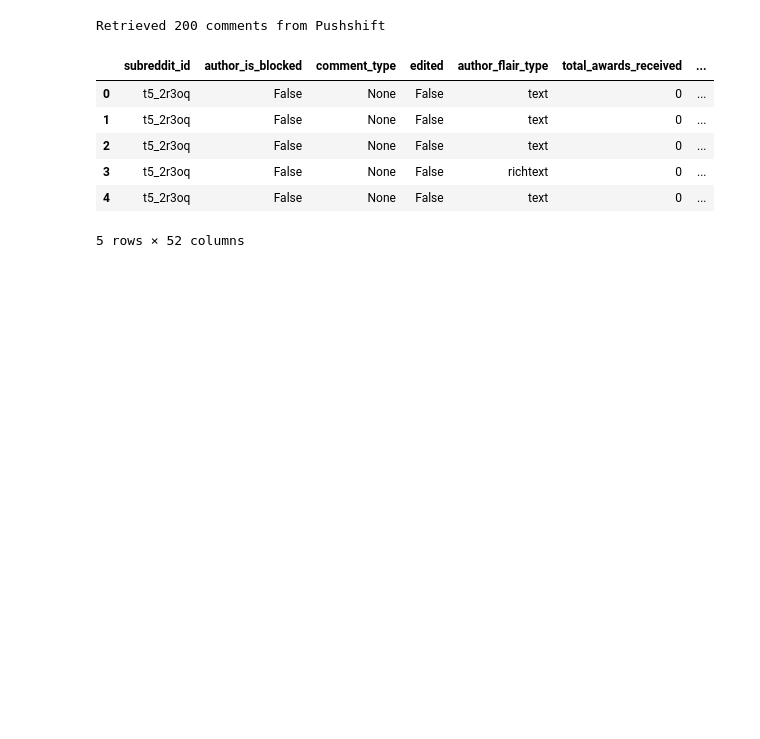
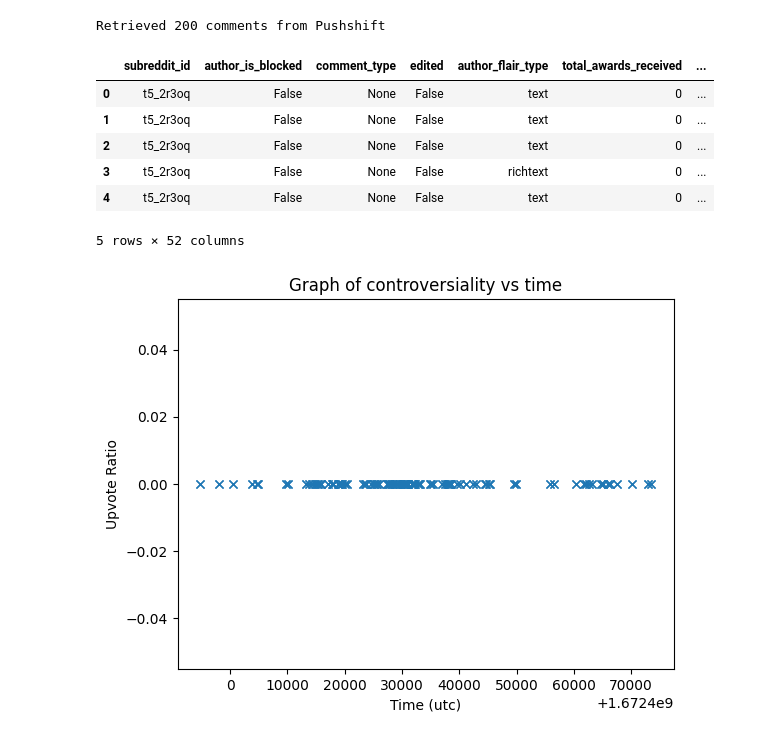
Before and after one commit to sroslund/Reddit-Listening, a Jupyter notebook: DataCollector/sorting test.ipynb, the cells around one changed output. Cells and saved outputs as stored; diff of their text form; code cells hidden in the pictures; blank space fills up the shorter version.

Commit message:
wrote code to create visualization of post frequency over time

```diff
--- a/DataCollector/sorting test.ipynb
+++ b/DataCollector/sorting test.ipynb
@@ -29,3 +30,18 @@ comments_df.head(5)
 5 rows × 52 columns
 # %%
 comments_df.to_csv('./UCSC_commecnts.csv', header=True, index=False, columns=list(comments_df.axes[1]))
+# %%
+# take times, graph submissions posted during those times
+times = comments_df.loc[:, "updated_utc"]
+time_display_form = comments_df.loc[:, "utc_datetime_str"]
+metric = "controversiality"
+data = comments_df.loc[:, metric]
+
+plt.figure("Graph of "+metric+" vs time")
+plt.plot(times, data, "x")
+plt.ylabel("Upvote Ratio")
+plt.xlabel("Time (utc)")
+plt.title("Graph of "+metric+" vs time")
+plt.show()
+# %% [output]
+[figure, added]
```
Also changed, not shown: parts of 3 cells of this notebook.
